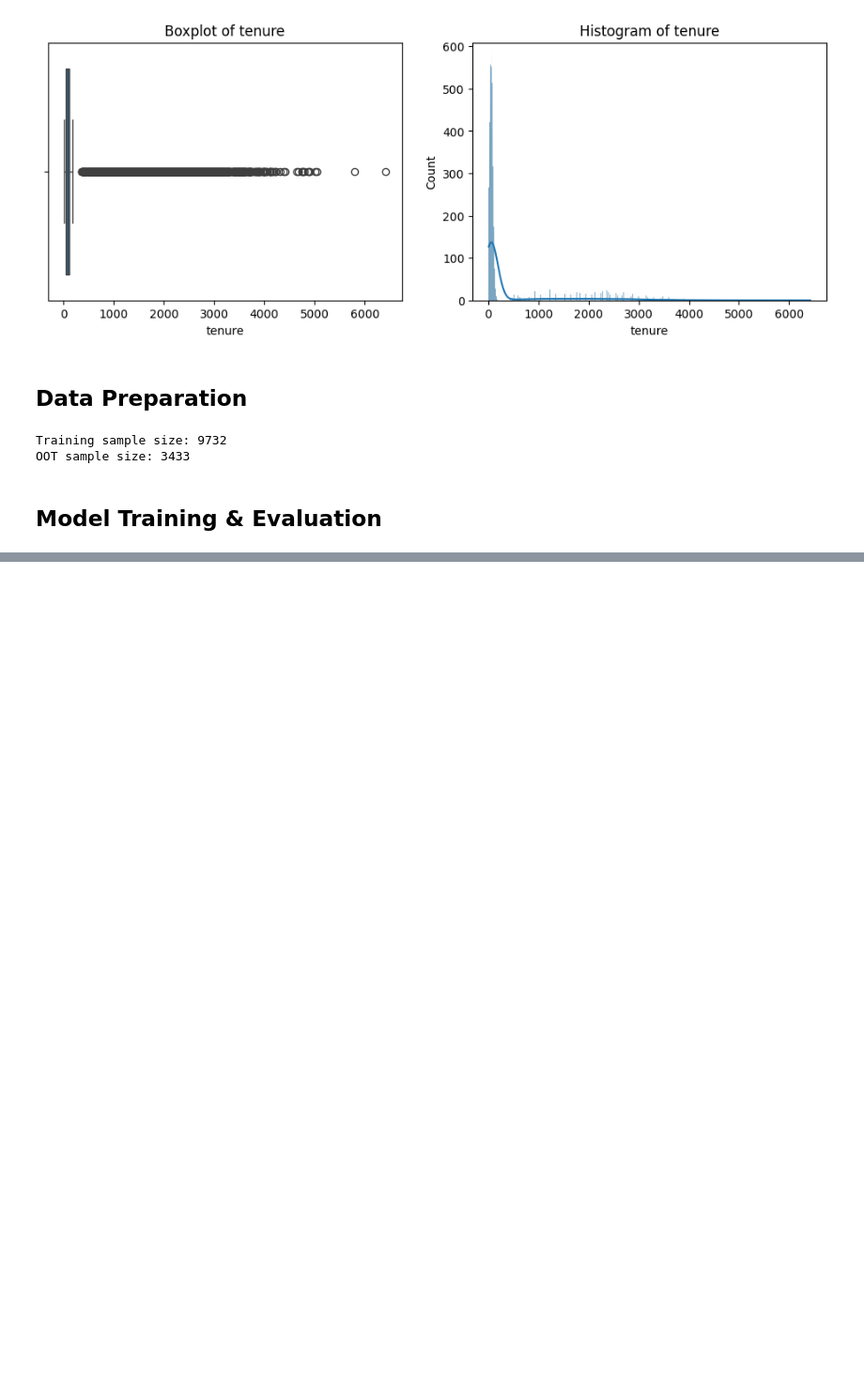
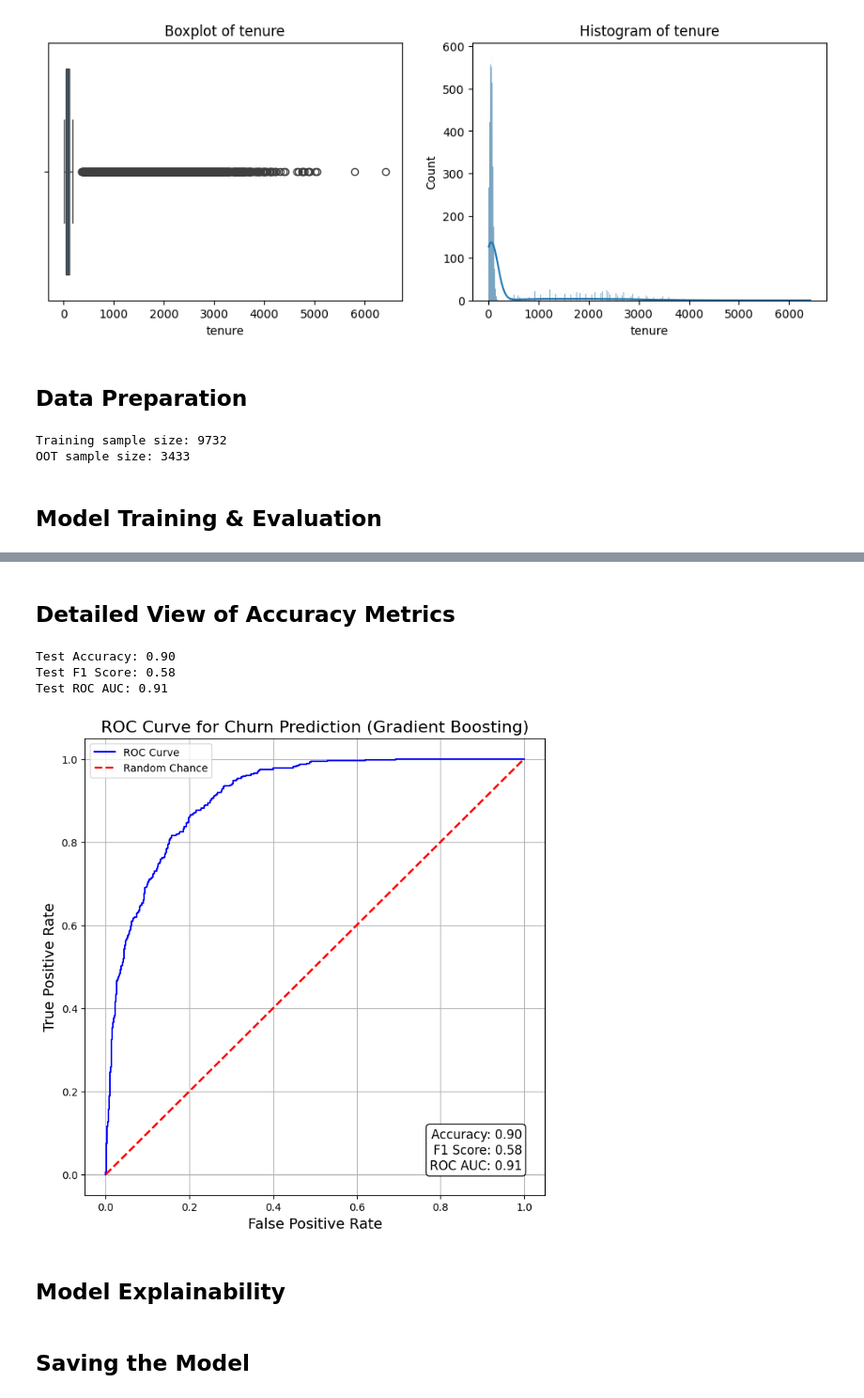
Before and after one commit to telmolinacisoro/hackathon-oliverwyman, a Jupyter notebook: customer_churn_prediction.ipynb, the cells around one changed output, grey strips where cells are left out. Shown: that part at 94% size. Saved outputs shown, nothing was run; the diff lists cells and outputs as text; code cells hidden in the pictures; blank space fills up the shorter version.

```diff
--- a/customer_churn_prediction.ipynb
+++ b/customer_churn_prediction.ipynb
@@ -23,14 +45,15 @@ from xgboost import XGBClassifier
 from google.colab import drive
 drive.mount('/content/drive')
 
+# You may either use your Google Drive path if using Colab
 client_info = pd.read_csv("/content/drive/My Drive/HackatOW/Data/client_info.csv")
 purchase_info = pd.read_csv("/content/drive/My Drive/HackatOW/Data/purchase_info.csv")
 city_info = pd.read_csv("/content/drive/My Drive/HackatOW/Data/city_info.csv")
 
-print("Client Info:")
-client_info.info()
-print("\nPurchase Info:")
-purchase_info.info()
-print("\nCity Info:")
-city_info.info()
+# Or you may use your local path if your using VSCode
+"""
+client_info = pd.read_csv('./Data/client_info.csv')
+purchase_info = pd.read_csv('./Data/purchase_info.csv')
+city_info = pd.read_csv('./Data/city_info.csv')
+"""
 # %% [output]
@@ -116,7 +148,6 @@ std                              NaN
 # %% [markdown]
 ## Data Preparation
 # %%
-# Merge datasets
 # Merge client_info and purchase_info on 'user_id'
 df = pd.merge(client_info, purchase_info, on='user_id', how='left')
 
@@ -161,15 +192,15 @@ oot_mask = df['year'].between(2016, 2018)
 df_train = df[~oot_mask].copy()
 df_oot = df[oot_mask].copy()
 
-print(f"\nTraining sample size: {df_train.shape[0]}")
+print(f"Training sample size: {df_train.shape[0]}")
 print(f"OOT sample size: {df_oot.shape[0]}")
 
 # Define feature set X and target y (assuming 'churn' is our target)
 features = numeric_features + ['activity', 'marital', 'gender', 'client_location', 'total_spending', 'average_order_value']
-X_train = df_train[features]
+X_train = df_train[features].values  # Convert X_train to a NumPy array
 y_train = df_train['churn'].astype(int)
 
-X_test = df_oot[features]
+X_test = df_oot[features].values  # Convert X_test to a NumPy array
 y_test = df_oot['churn'].astype(int)
 # %% [output]
 Training sample size: 9732
@@ -247,0 +397,57 @@ AttributeError: 'DataFrame' object has no attribute 'dtype'
+# %% [markdown]
+## Detailed View of Accuracy Metrics
+# %%
+# ---- Using the Best Model: Gradient Boosting Classifier (gb_model) ----
+# Convert true labels to binary: assume class 1 represents churn, and others (0 and 2) are non-churn.
+y_test_binary = (y_test == 1).astype(int)
+
+# Predictions from the best model
+y_pred_gb = gb_model.predict(X_test)
+# Convert multi-class predictions to binary: 1 if predicted class is 1, else 0.
+y_pred_binary = (y_pred_gb == 1).astype(int)
+# Get the probability estimates for churn (class 1)
+y_prob = gb_model.predict_proba(X_test)[:, 1]
+
+# Calculate binary classification metrics
+accuracy = accuracy_score(y_test_binary, y_pred_binary)
+f1 = f1_score(y_test_binary, y_pred_binary)
+roc_auc = roc_auc_score(y_test_binary, y_prob)
+
+print(f"Test Accuracy: {accuracy:.2f}")
+print(f"Test F1 Score: {f1:.2f}")
+print(f"Test ROC AUC: {roc_auc:.2f}")
+
+# Compute ROC curve for the binary classification (churn vs. non-churn)
+fpr, tpr, thresholds = roc_curve(y_test_binary, y_prob)
+
+# Plot ROC Curve
+plt.figure(figsize=(8, 8))
+plt.plot(fpr, tpr, color='blue', label='ROC Curve')
+plt.plot([0, 1], [0, 1], color='red', linestyle='--', linewidth=2, label='Random Chance')
+plt.title('ROC Curve for Churn Prediction (Gradient Boosting)', fontsize=16)
+plt.xlabel('False Positive Rate', fontsize=14)
+plt.ylabel('True Positive Rate', fontsize=14)
+plt.legend()
+plt.grid(True)
+
+# Annotate the plot with the evaluation metrics
+metrics_text = f"Accuracy: {accuracy:.2f}\nF1 Score: {f1:.2f}\nROC AUC: {roc_auc:.2f}"
+plt.gca().text(
+    0.95,
+    0.05,
+    metrics_text,
+    transform=plt.gca().transAxes,
+    fontsize=12,
+    verticalalignment='bottom',
+    horizontalalignment='right',
+    bbox=dict(boxstyle="round", facecolor="white", edgecolor="black"),
+)
+
+plt.show()
+# %% [output]
+Test Accuracy: 0.90
+Test F1 Score: 0.58
+Test ROC AUC: 0.91
+[figure, added]
+# %% [markdown]
+## Model Explainability
@@ -247,0 +520,2 @@ AttributeError: 'DataFrame' object has no attribute 'dtype'
+# %% [markdown]
+## Saving the Model
```
Also changed, not shown: parts of 14 cells of this notebook.
